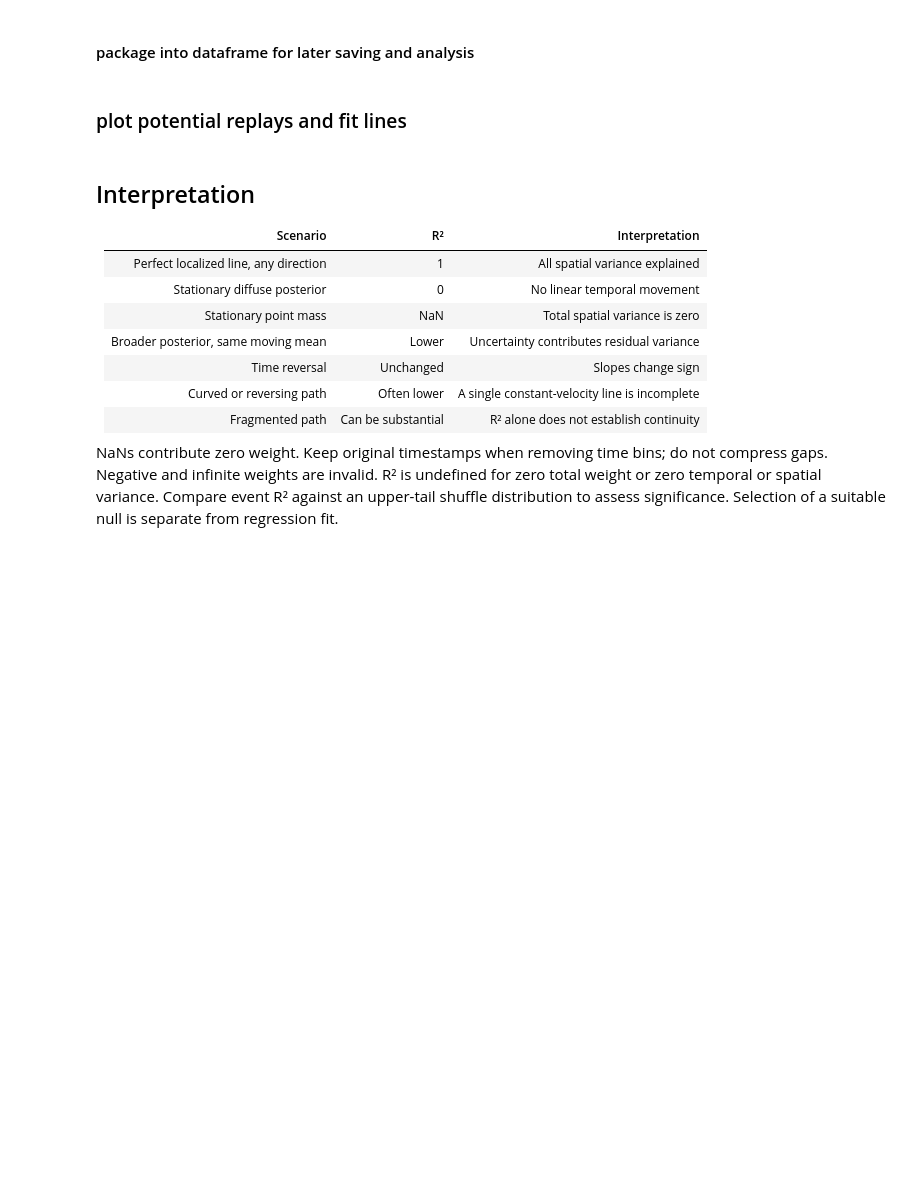
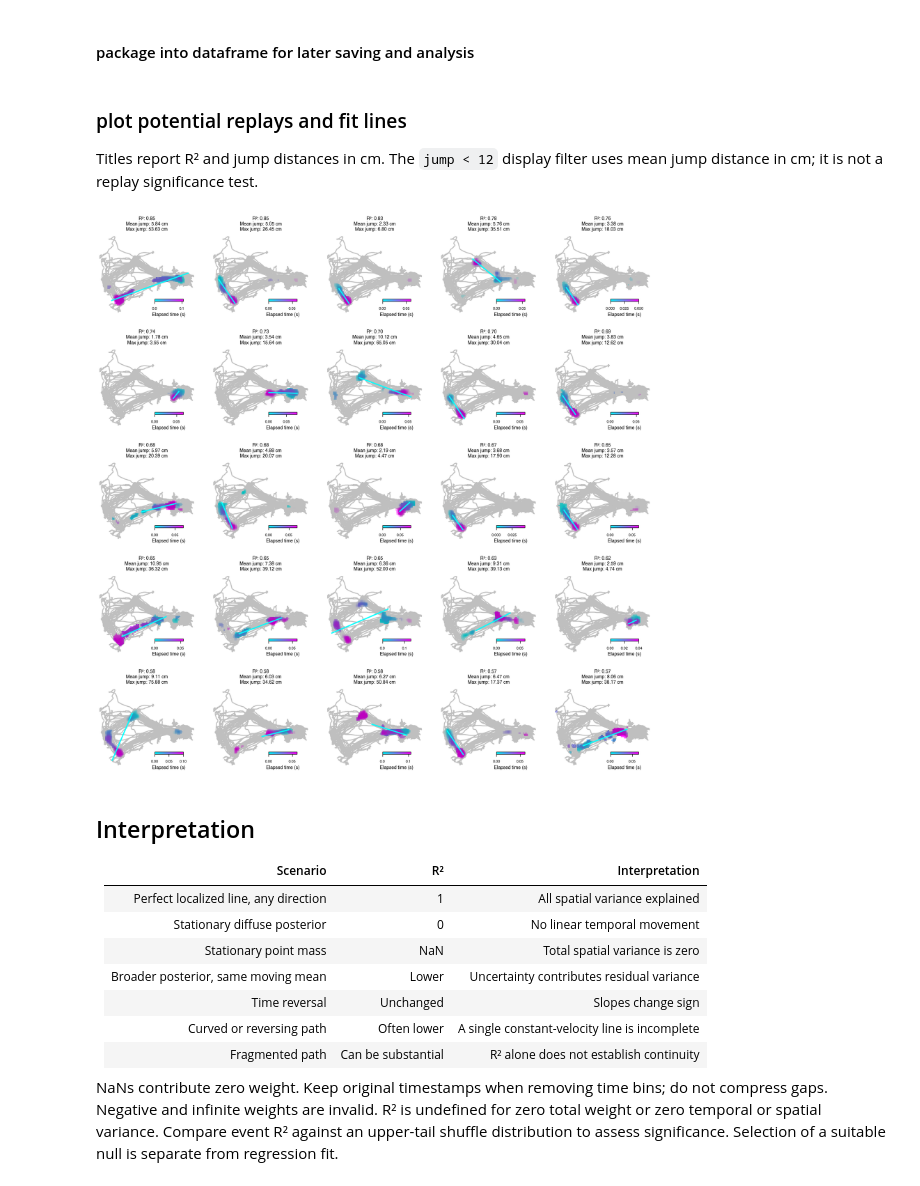
Before and after one commit to ryanharvey1/neuro_py, a Jupyter notebook: tutorials/weighted_regression_2d.ipynb, the cells around one changed output. Saved outputs shown, nothing was run; the diff lists cells and outputs as text; code cells hidden in the pictures; blank space fills up the shorter version.

Commit message:
Fix tutorial normalization, ripple lookup, and scientific labels

```diff
--- a/tutorials/weighted_regression_2d.ipynb
+++ b/tutorials/weighted_regression_2d.ipynb
@@ -705,8 +720,11 @@ if RUN_REAL_DATA:
     potential_replays["mean_y"] = mean_y
 
     potential_replays.query("jump < 12").sort_values("regression_r2", ascending=False)
-# %% [markdown]
-### plot potential replays and fit lines
+# %% [markdown]
+### plot potential replays and fit lines
+
+Titles report R² and jump distances in cm. The `jump < 12` display filter
+uses mean jump distance in cm; it is not a replay significance test.
 # %%
 if RUN_REAL_DATA:
     from mpl_toolkits.axes_grid1.inset_locator import inset_axes
@@ -722,6 +740,10 @@ if RUN_REAL_DATA:
         dpi=200,
     )
     ax = ax.flatten()
+    # Ripple IDs are labels, not positions in the compact score arrays.
+    results_by_ripple = potential_replays.set_index(
+        "ripple_index", verify_integrity=True
+    )
     ripple_index_potential = (
         potential_replays.query("jump < 12")
         .sort_values("regression_r2", ascending=False)
@@ -729,6 +751,7 @@ if RUN_REAL_DATA:
     )
 
     for i, rid in enumerate(ripple_index_potential[:25]):
+        event = results_by_ripple.loc[rid]
         posterior_ripple = posterior_prob[:, :, ripple_index == rid]
         ax[i].plot(x, y, color="k", alpha=0.25, zorder=2)
 
@@ -742,36 +765,42 @@ if RUN_REAL_DATA:
             ],
             saturation=5,
             ax=ax[i],
         )
 
         # plot fit line
         t = np.arange(posterior_ripple.shape[2], dtype=float) * SLIDE_BY
         t_centered = t - t.mean()
-        x_fit = mean_x[rid] + slope_x[rid] * t_centered
-        y_fit = mean_y[rid] + slope_y[rid] * t_centered
+        x_fit = event["mean_x"] + event["slope_x"] * t_centered
+        y_fit = event["mean_y"] + event["slope_y"] * t_centered
         ax[i].plot(x_fit, y_fit, color="cyan", lw=1.25, zorder=4)
 
         ax[i].set_title(
-            f"r2: {regression_r2[rid]:.2f}\n avg. jump: {jump[rid]:.2f}\nmax jump: {max_jump[rid]:.2f}",
+            f"R²: {event['regression_r2']:.2f}\n"
+            f"Mean jump: {event['jump']:.2f} cm\n"
+            f"Max jump: {event['max_jump']:.2f} cm",
             fontsize=5,
         )
 
         # Colorbar
         cmap = matplotlib.colormaps.get_cmap("cool").resampled(posterior_prob.shape[2])
         norm = colors.Normalize(vmin=0, vmax=posterior_ripple.shape[2] * SLIDE_BY)
         sm = mpl_cm.ScalarMappable(norm=norm, cmap=cmap)
         sm.set_array([])
 
         cax = inset_axes(
             ax[i], width="30%", height="3%", loc="lower right", borderpad=2
         )
         cbar = plt.colorbar(sm, cax=cax, orientation="horizontal")
         cax.xaxis.set_label_position("bottom")
         cax.set_xlabel("Elapsed time (s)", fontsize=5, labelpad=2)
         cbar.ax.tick_params(labelsize=4)
 
         ax[i].axis("off")
+    for unused_ax in ax[min(25, len(ripple_index_potential)) :]:
+        unused_ax.set_visible(False)
     plt.show()
+# %% [output]
+[figure, added]
 # %% [markdown]
 ## Interpretation
 
```
Also changed, not shown: parts of 16 cells of this notebook, 1 other file.
